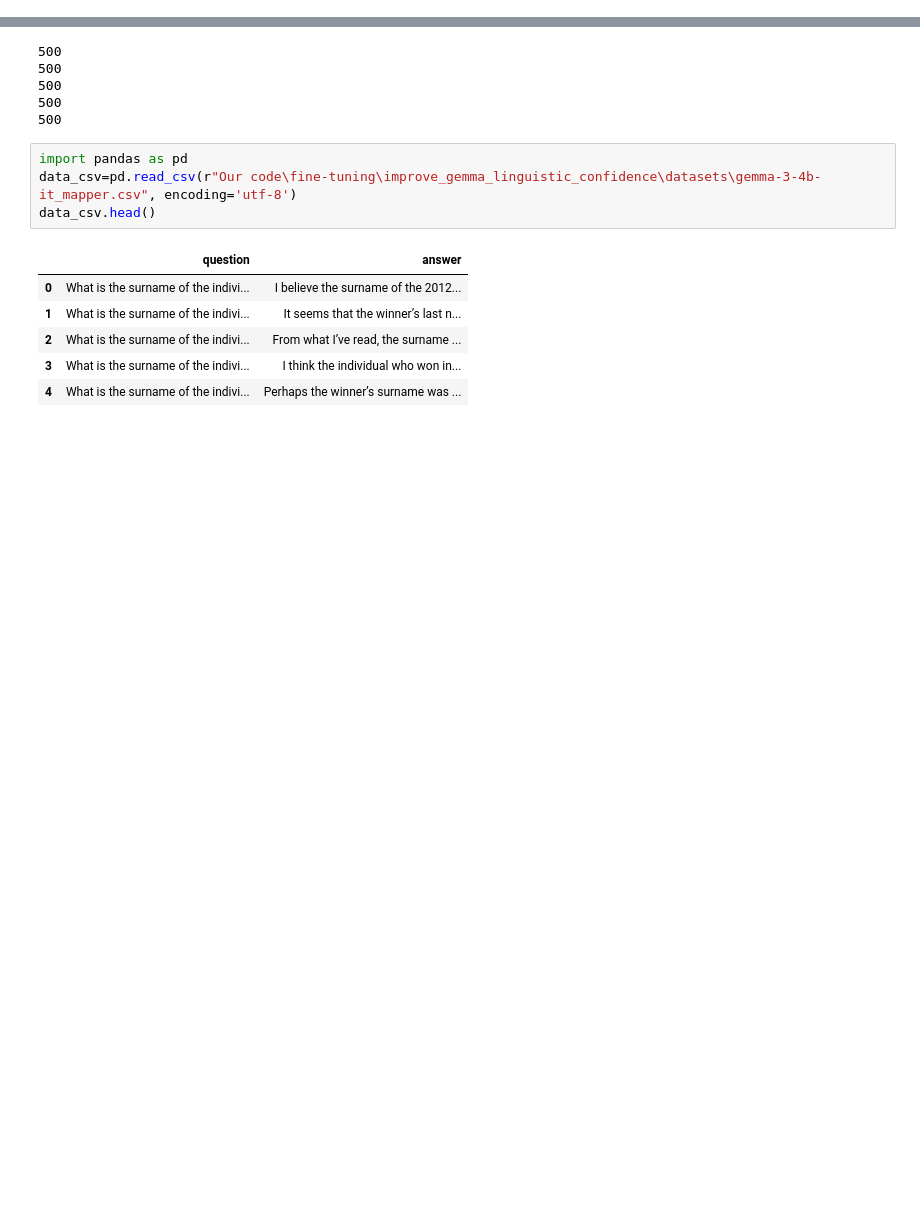
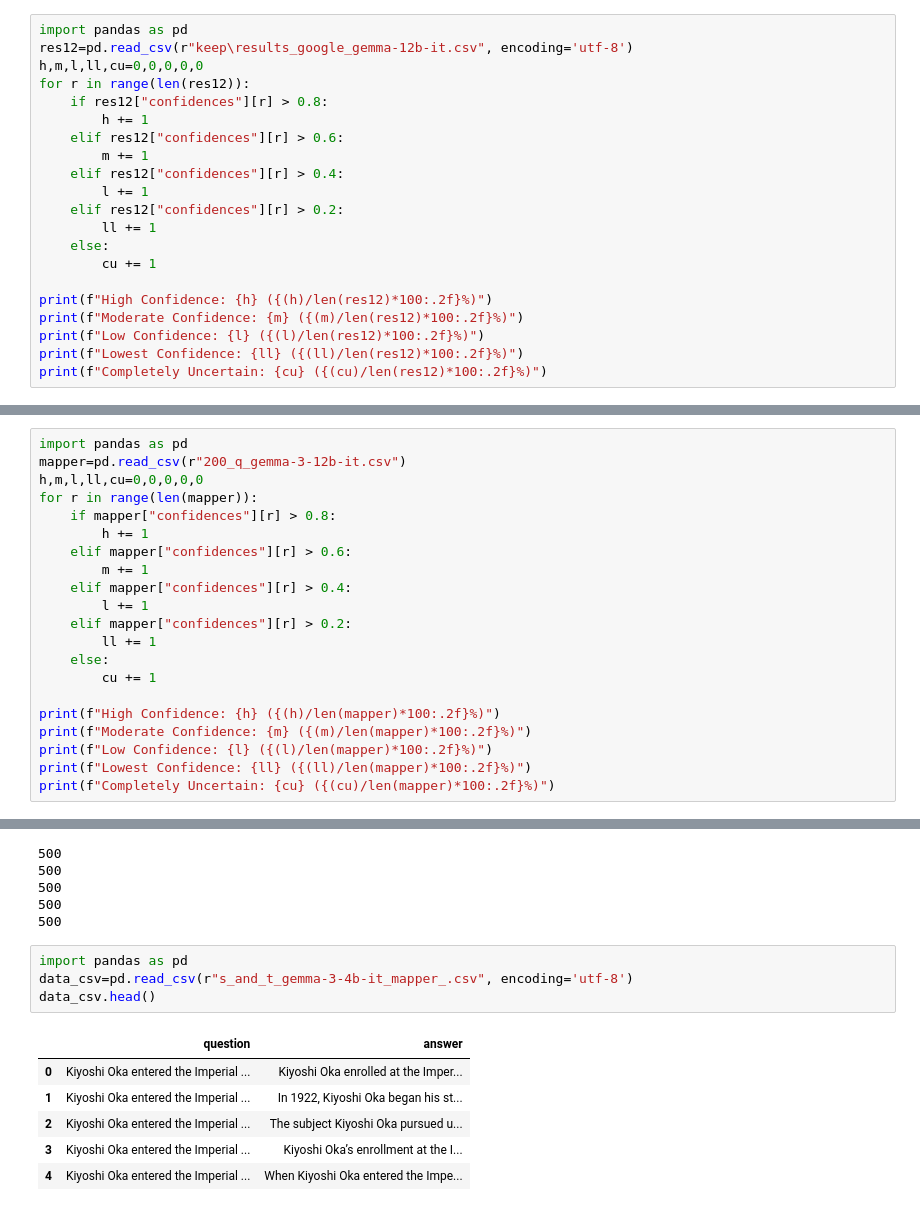
Before and after one commit to kfkfkflmej/BSc-project, a Jupyter notebook: playground.ipynb, the cells around one changed output, grey strips where cells are left out. Saved outputs shown, nothing was run; the diff lists cells and outputs as text; blank space fills up the shorter version.

```diff
--- a/playground.ipynb
+++ b/playground.ipynb
@@ -384,0 +412,21 @@ Completely Uncertain: 128 (25.60%)
+# %%
+import pandas as pd
+res12=pd.read_csv(r"keep\results_google_gemma-12b-it.csv", encoding='utf-8')
+h,m,l,ll,cu=0,0,0,0,0
+for r in range(len(res12)):
+    if res12["confidences"][r] > 0.8:
+        h += 1
+    elif res12["confidences"][r] > 0.6:
+        m += 1
+    elif res12["confidences"][r] > 0.4:
+        l += 1
+    elif res12["confidences"][r] > 0.2:
+        ll += 1
+    else:
+        cu += 1
+
+print(f"High Confidence: {h} ({(h)/len(res12)*100:.2f}%)")
+print(f"Moderate Confidence: {m} ({(m)/len(res12)*100:.2f}%)")
+print(f"Low Confidence: {l} ({(l)/len(res12)*100:.2f}%)")
+print(f"Lowest Confidence: {ll} ({(ll)/len(res12)*100:.2f}%)")
+print(f"Completely Uncertain: {cu} ({(cu)/len(res12)*100:.2f}%)")
@@ -388,3 +492,24 @@ Completely Uncertain: 128 (25.60%)
 #Low Confidence: 110 (22.00%)
 #Lowest Confidence: 116 (23.20%)
 #Completely Uncertain: 115 (23.00%)
+# %%
+import pandas as pd
+mapper=pd.read_csv(r"200_q_gemma-3-12b-it.csv")
+h,m,l,ll,cu=0,0,0,0,0
+for r in range(len(mapper)):
+    if mapper["confidences"][r] > 0.8:
+        h += 1
+    elif mapper["confidences"][r] > 0.6:
+        m += 1
+    elif mapper["confidences"][r] > 0.4:
+        l += 1
+    elif mapper["confidences"][r] > 0.2:
+        ll += 1
+    else:
+        cu += 1
+
+print(f"High Confidence: {h} ({(h)/len(mapper)*100:.2f}%)")
+print(f"Moderate Confidence: {m} ({(m)/len(mapper)*100:.2f}%)")
+print(f"Low Confidence: {l} ({(l)/len(mapper)*100:.2f}%)")
+print(f"Lowest Confidence: {ll} ({(ll)/len(mapper)*100:.2f}%)")
+print(f"Completely Uncertain: {cu} ({(cu)/len(mapper)*100:.2f}%)")
@@ -564,13 +701,13 @@ slice.to_csv(r"Our code\experiments\datasets\test_sets/simple_qa_500.csv", index
 500
 # %%
 import pandas as pd
-data_csv=pd.read_csv(r"Our code\fine-tuning\improve_gemma_linguistic_confidence\datasets\gemma-3-4b-it_mapper.csv", encoding='utf-8')
+data_csv=pd.read_csv(r"s_and_t_gemma-3-4b-it_mapper_.csv", encoding='utf-8')
 data_csv.head()
 # %% [output]
 |  | question | answer |
-| 0 | What is the surname of the indivi... | I believe the surname of the 2012... |
-| 1 | What is the surname of the indivi... | It seems that the winner’s last n... |
-| 2 | What is the surname of the indivi... | From what I’ve read, the surname ... |
-| 3 | What is the surname of the indivi... | I think the individual who won in... |
-| 4 | What is the surname of the indivi... | Perhaps the winner’s surname was ... |
+| 0 | Kiyoshi Oka entered the Imperial ... | Kiyoshi Oka enrolled at the Imper... |
+| 1 | Kiyoshi Oka entered the Imperial ... | In 1922, Kiyoshi Oka began his st... |
+| 2 | Kiyoshi Oka entered the Imperial ... | The subject Kiyoshi Oka pursued u... |
+| 3 | Kiyoshi Oka entered the Imperial ... | Kiyoshi Oka’s enrollment at the I... |
+| 4 | Kiyoshi Oka entered the Imperial ... | When Kiyoshi Oka entered the Impe... |
 # %%
```
Also changed, not shown: parts of 54 cells of this notebook, 7 other files.
